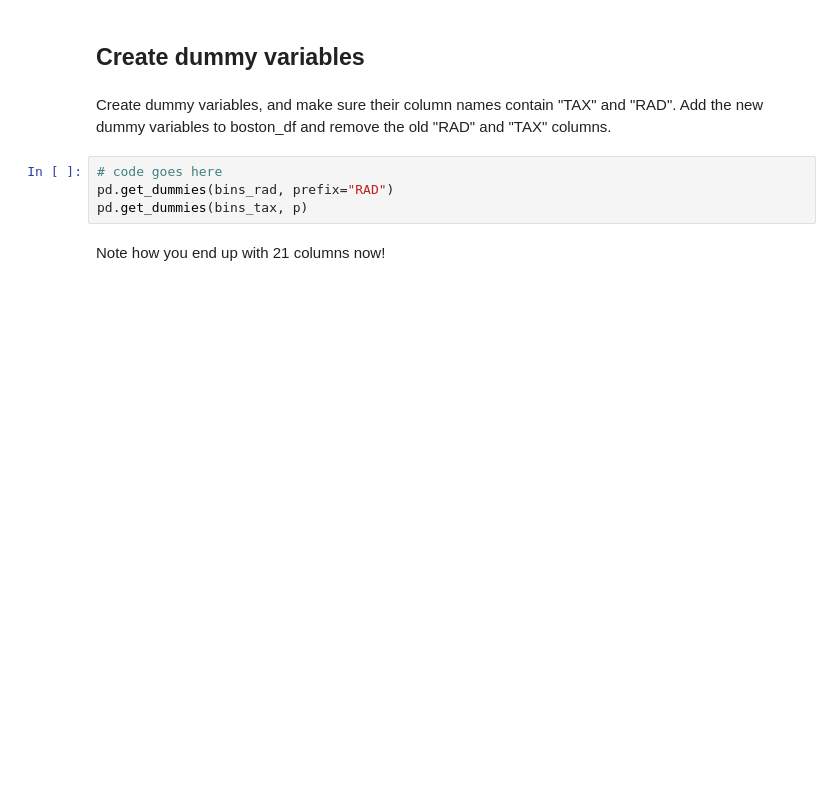
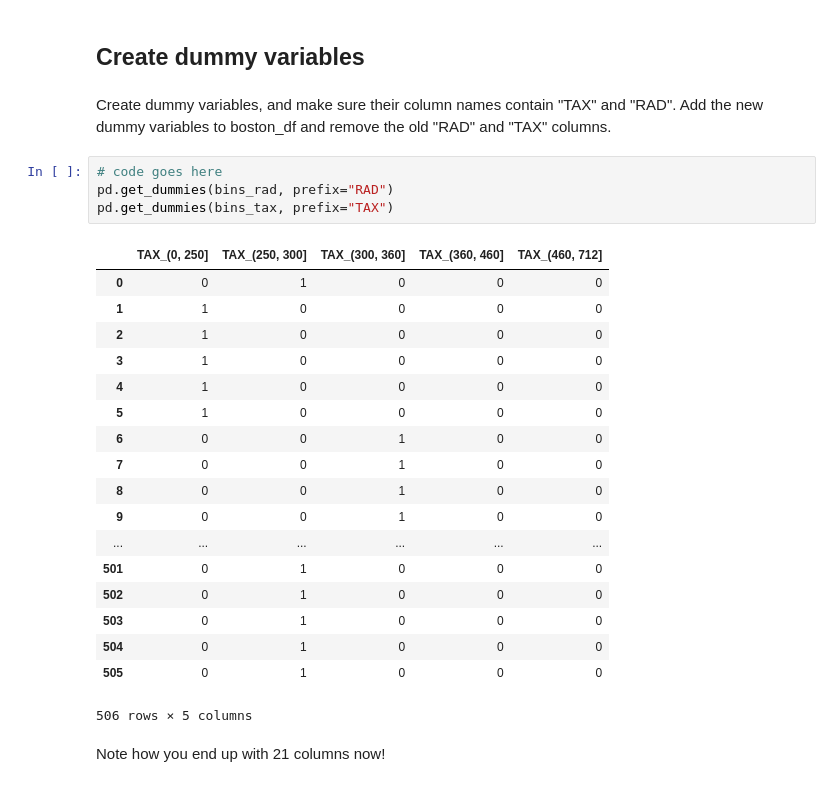
Before and after one commit to 99KHayes-Flatiron/dsc-dealing-with-categorical-variables-lab-dc-ds-060319, a Jupyter notebook: index.ipynb, the cells around one changed output. Drawn from its saved outputs; the diff is of its cells as text; blank space fills up the shorter version.

```diff
--- a/index.ipynb
+++ b/index.ipynb
@@ -233,7 +233,26 @@ Create dummy variables, and make sure their column names contain "TAX" and "RAD"
 # %%
 # code goes here
 pd.get_dummies(bins_rad, prefix="RAD")
-pd.get_dummies(bins_tax, p)
+pd.get_dummies(bins_tax, prefix="TAX")
+# %% [output]
+|  | TAX_(0, 250] | TAX_(250, 300] | TAX_(300, 360] | TAX_(360, 460] | TAX_(460, 712] |
+| 0 | 0 | 1 | 0 | 0 | 0 |
+| 1 | 1 | 0 | 0 | 0 | 0 |
+| 2 | 1 | 0 | 0 | 0 | 0 |
+| 3 | 1 | 0 | 0 | 0 | 0 |
+| 4 | 1 | 0 | 0 | 0 | 0 |
+| 5 | 1 | 0 | 0 | 0 | 0 |
+| 6 | 0 | 0 | 1 | 0 | 0 |
+| 7 | 0 | 0 | 1 | 0 | 0 |
+| 8 | 0 | 0 | 1 | 0 | 0 |
+| 9 | 0 | 0 | 1 | 0 | 0 |
+| ... | ... | ... | ... | ... | ... |
+| 501 | 0 | 1 | 0 | 0 | 0 |
+| 502 | 0 | 1 | 0 | 0 | 0 |
+| 503 | 0 | 1 | 0 | 0 | 0 |
+| 504 | 0 | 1 | 0 | 0 | 0 |
+| 505 | 0 | 1 | 0 | 0 | 0 |
+506 rows × 5 columns
 # %% [markdown]
 Note how you end up with 21 columns now!
 # %% [markdown]
```
